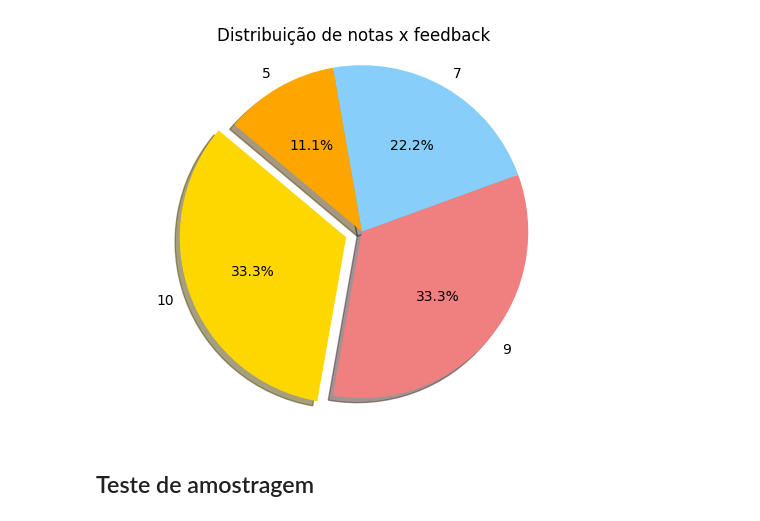
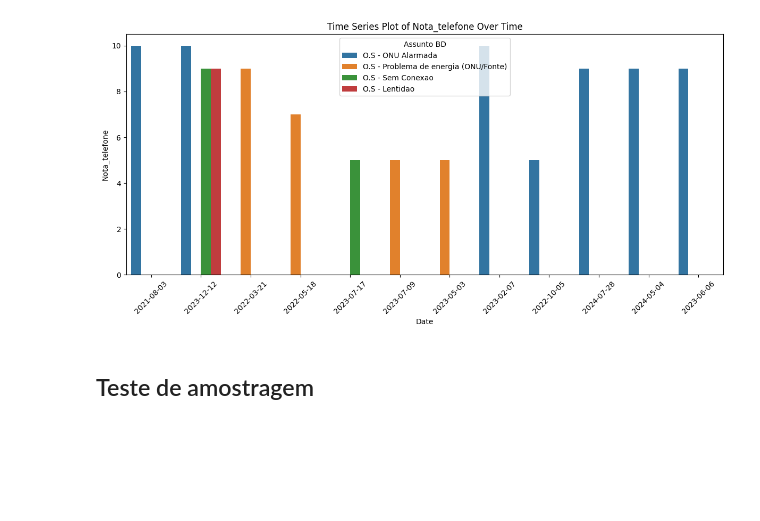
Before and after one commit to MAIA332/IXC-soft, a Jupyter notebook: visual/test_graph.ipynb, the cells around one changed output. Saved outputs shown, nothing was run; the diff lists cells and outputs as text; code cells hidden in the pictures; blank space fills up the shorter version.

Commit message:
series plot

```diff
--- a/visual/test_graph.ipynb
+++ b/visual/test_graph.ipynb
@@ -1,11 +1,11 @@
 # %%
 import graph
 # %%
-g = graph.graphs("D:\\IXC-soft","sample")
+g = graph.graphs("/home/lukas/Área de Trabalho/IXC-soft","sample")
 # %%
-g.pie()
+g.hist()
 # %% [output]
-[figure, old version]
+[figure, new version]
 # %%
 import json
 import matplotlib.pyplot as plt
```
Also changed, not shown: parts of 9 cells of this notebook, 5 other files.
